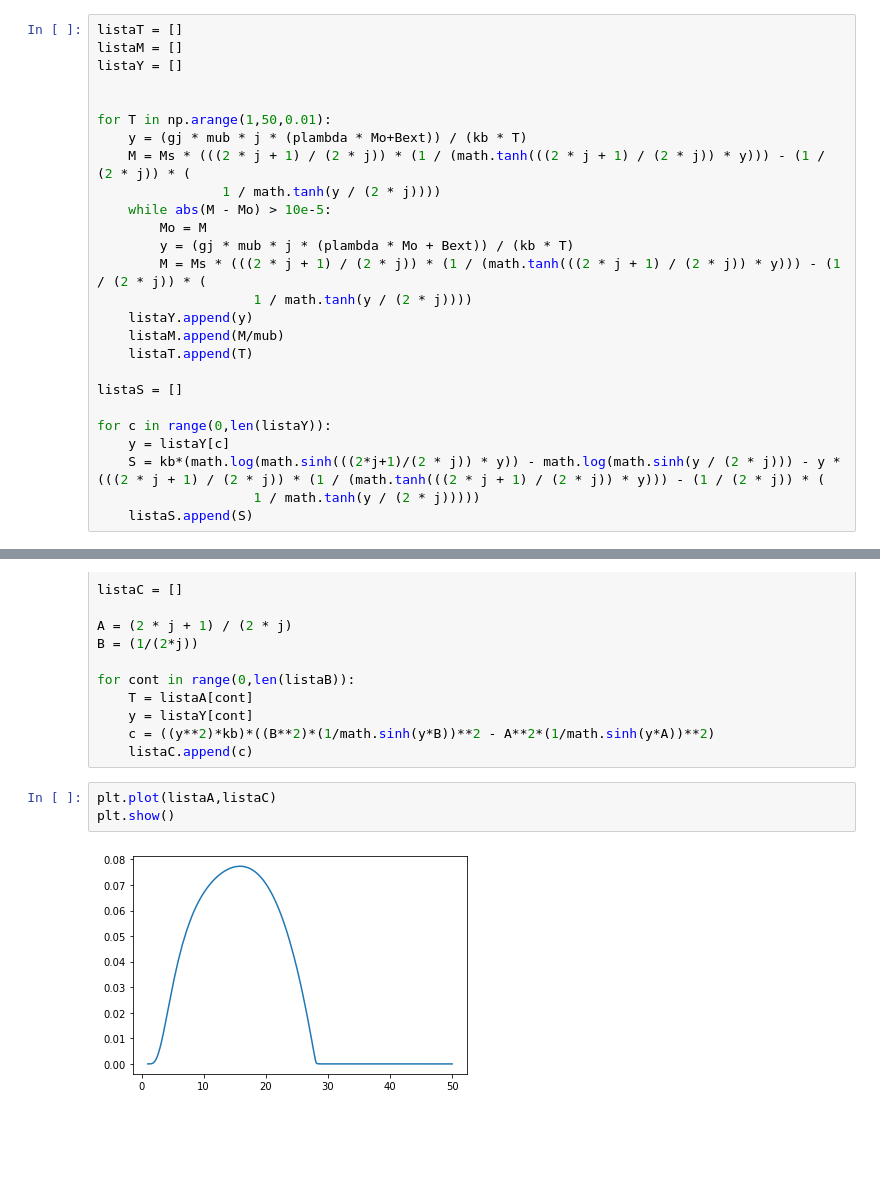
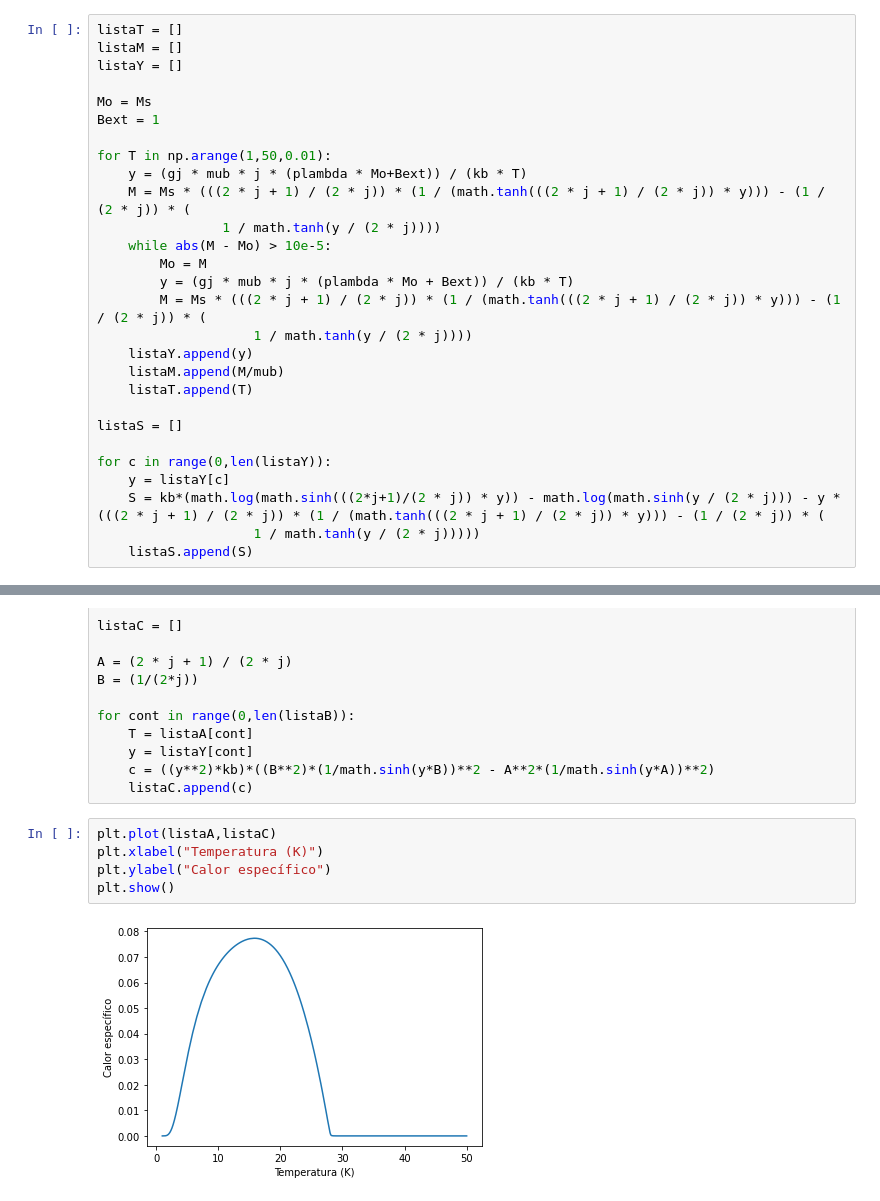
Before and after one commit to vsrsousa/estudo_composto_GdNi4Al, a Jupyter notebook: AutoConsistêcia.ipynb, the cells around one changed output, grey strips where cells are left out. Drawn from its saved outputs; the diff is of its cells as text; blank space fills up the shorter version.

```diff
--- a/AutoConsistêcia.ipynb
+++ b/AutoConsistêcia.ipynb
@@ -87,6 +91,8 @@ listaT = []
 listaM = []
 listaY = []
 
+Mo = Ms
+Bext = 1
 
 for T in np.arange(1,50,0.01):
     y = (gj * mub * j * (plambda * Mo+Bext)) / (kb * T)
@@ -175,6 +183,8 @@ for cont in range(0,len(listaB)):
     listaC.append(c)
 # %%
 plt.plot(listaA,listaC)
+plt.xlabel("Temperatura (K)")
+plt.ylabel("Calor específico")
 plt.show()
 # %% [output]
-[figure, old version]
+[figure, new version]
```
Also changed, not shown: parts of 3 cells of this notebook.
